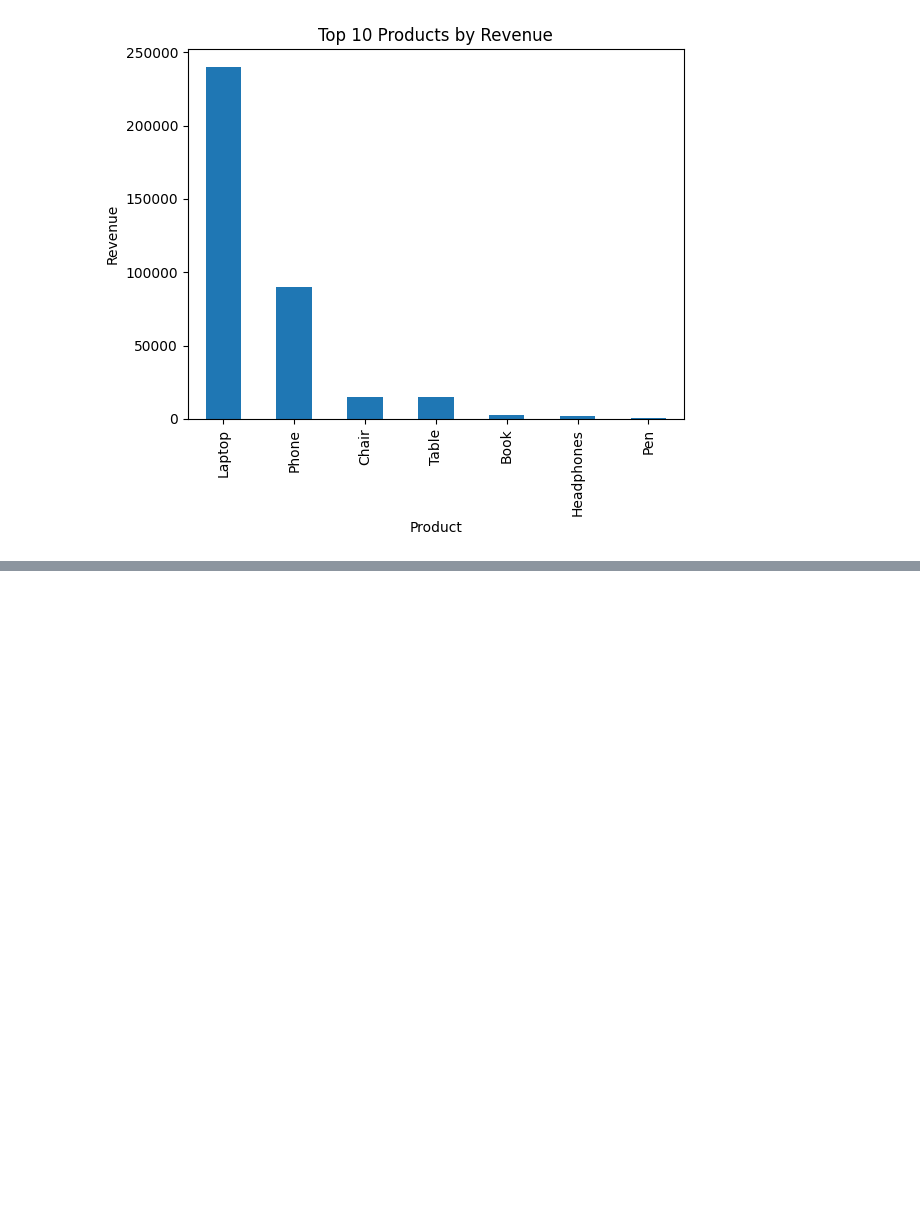
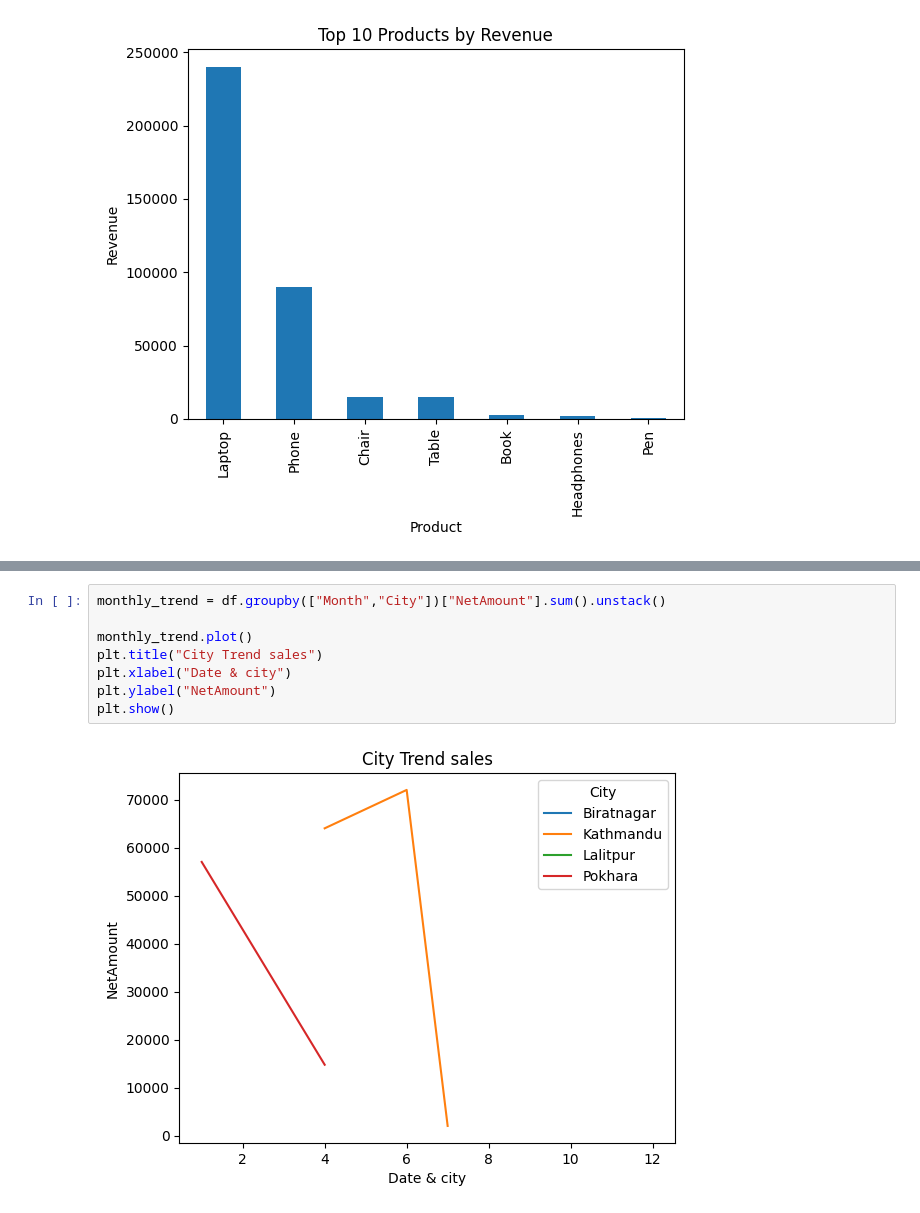
Before and after one commit to suzzzel5/Sales_Data-Analysis, a Jupyter notebook: num_panda5.ipynb, the cells around one changed output, grey strips where cells are left out. Drawn from its saved outputs; the diff is of its cells as text; blank space fills up the shorter version.

```diff
--- a/num_panda5.ipynb
+++ b/num_panda5.ipynb
@@ -106,0 +146,10 @@ plt.show()
+# %%
+monthly_trend = df.groupby(["Month","City"])["NetAmount"].sum().unstack()
+
+monthly_trend.plot()
+plt.title("City Trend sales")
+plt.xlabel("Date & city")
+plt.ylabel("NetAmount")
+plt.show()
+# %% [output]
+[figure, added]
```
Also changed, not shown: parts of 11 cells of this notebook, 1 other file.
